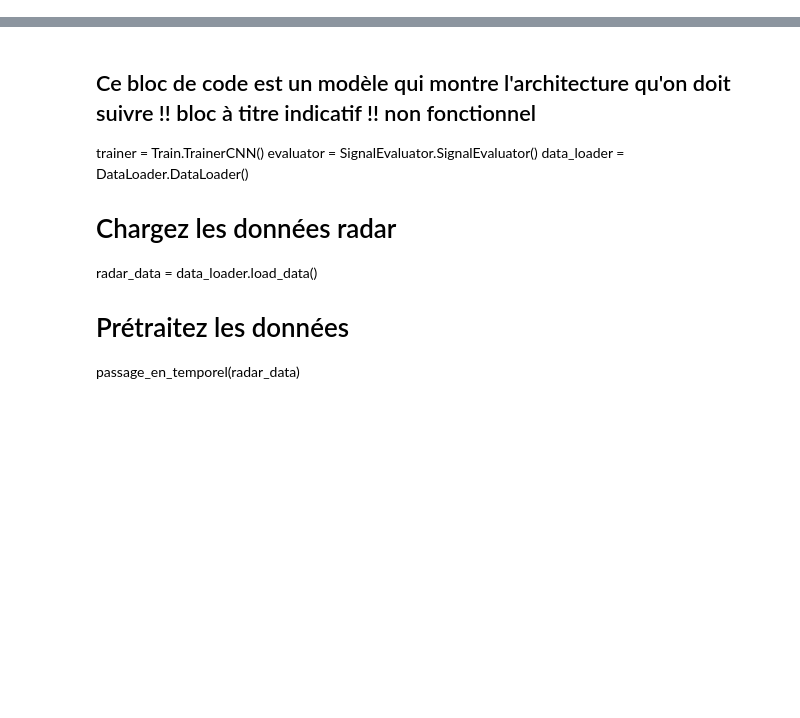
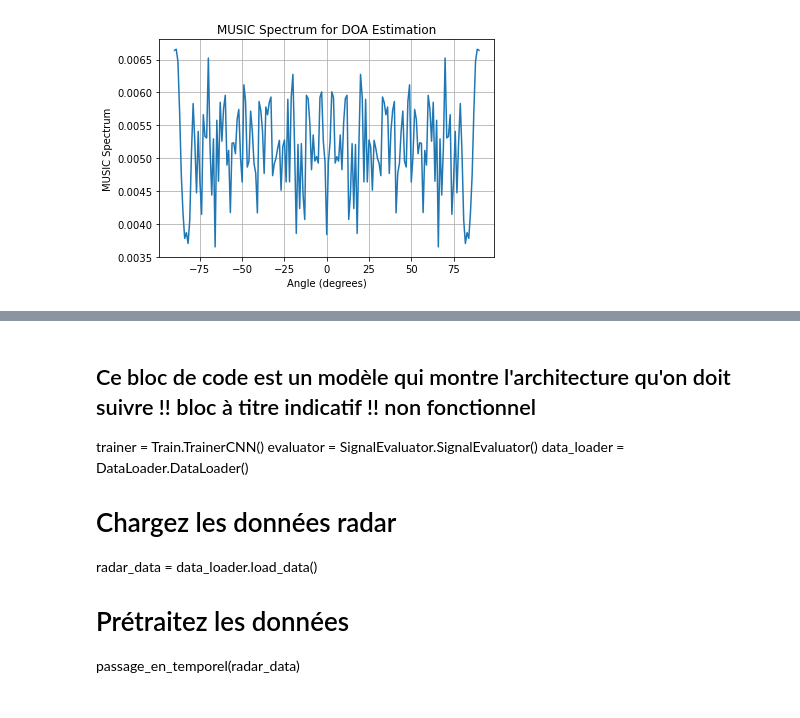
Before and after one commit to Littleyns/ProjetRadarIA, a Jupyter notebook: MainRadar.ipynb, the cells around one changed output, grey strips where cells are left out. Saved outputs shown, nothing was run; the diff lists cells and outputs as text; code cells hidden in the pictures; blank space fills up the shorter version.

```diff
--- a/MainRadar.ipynb
+++ b/MainRadar.ipynb
@@ -38,0 +30,19 @@ model_linearRegression.score(radar_dataset.X_train, radar_dataset.y_train)
+# %%
+def array_response_matrix(array_geometry, wavelength, theta):
+    return np.exp(1j * 2 * np.pi * array_geometry * np.sin(theta) / wavelength)
+
+# Example array geometry (in meters) for a uniform linear array (ULA) with 8 sensors
+num_sensors = 8
+sensor_spacing = 0.5  # Spacing between sensors
+array_geometry = np.arange(num_sensors) * sensor_spacing
+
+# Example wavelength (in meters)
+wavelength = 1.0  # Adjust for your specific application
+
+# Example angles (in degrees) for which you want to calculate the array response
+angles_deg = [10, 20, 30]  # Adjust as needed
+
+# Calculate the array response matrix for each angle
+for angle_deg in angles_deg:
+    theta_rad = np.deg2rad(angle_deg)
+    array_response = array_response_matrix(array_geometry, wavelength, theta_rad)
@@ -38,0 +141,73 @@ model_linearRegression.score(radar_dataset.X_train, radar_dataset.y_train)
+# %%
+import numpy as np
+
+# Simulated sensor array geometry (uniform linear array)
+num_sensors = 199
+sensor_spacing = 0.5  # Spacing between sensors
+array_geometry = np.arange(num_sensors) * sensor_spacing
+
+# Simulated received signal data (replace with your actual data)
+# The data matrix should have dimensions (num_sensors, num_samples)
+# Each column represents the received signal at each sensor
+# num_samples should be greater than or equal to the number of sources
+data = df
+
+# DOA estimation parameters
+num_sources = 2  # Number of sources to estimate
+signal_frequency = 1000  # Frequency of the narrowband signals in Hz
+speed_of_sound = 343  # Speed of sound in m/s (adjust for your scenario)
+
+# Calculate the wavelength
+wavelength = speed_of_sound / signal_frequency
+
+# Calculate the spatial covariance matrix
+covariance_matrix = np.cov(data)
+
+# Perform eigenvalue decomposition of the covariance matrix
+eigenvalues, eigenvectors = np.linalg.eig(covariance_matrix)
+
+# Sort eigenvalues in descending order
+sorted_indices = np.argsort(eigenvalues)[::-1]
+eigenvalues = eigenvalues[sorted_indices]
+eigenvectors = eigenvectors[:, sorted_indices]
+
+# Estimate the noise subspace
+noise_subspace = eigenvectors[:, num_sources:]
+
+# Create a grid of angles for DOA estimation
+angles = np.linspace(-90, 90, 181)  # Angles in degrees (adjust as needed)
+
+# Initialize an array to store the MUSIC spectrum values
+music_spectrum = np.zeros(len(angles))
+
+# Perform DOA estimation for each angle
+for i, angle_deg in enumerate(angles):
+    # Convert the angle to radians
+    angle_rad = np.deg2rad(angle_deg)
+
+    # Create the steering vector for the angle
+    steering_vector = np.exp(1j * 2 * np.pi * array_geometry * np.sin(angle_rad) / wavelength)
+
+    # Calculate the MUSIC spectrum value for the angle
+    music_spectrum[i] = 1 / np.linalg.norm(noise_subspace.conj().T @ steering_vector)**2
+
+# Find the DOA estimates where the MUSIC spectrum is maximized
+doa_estimates_deg = angles[np.argsort(music_spectrum)[-num_sources:]]  # Top num_sources peaks
+
+# Convert DOA estimates to radians
+doa_estimates_rad = np.deg2rad(doa_estimates_deg)
+
+# Print the DOA estimates
+for i, doa_rad in enumerate(doa_estimates_rad):
+    print(f"DOA Estimate {i + 1}: {np.rad2deg(doa_rad)} degrees")
+
+# Plot the MUSIC spectrum (optional)
+import matplotlib.pyplot as plt
+
+plt.plot(angles, music_spectrum)
+plt.xlabel("Angle (degrees)")
+plt.ylabel("MUSIC Spectrum")
+plt.title("MUSIC Spectrum for DOA Estimation")
+plt.grid(True)
+plt.show()
+# %% [output]
@@ -38,0 +216 @@ model_linearRegression.score(radar_dataset.X_train, radar_dataset.y_train)
+[figure, added]
```
Also changed, not shown: parts of 21 cells of this notebook.
